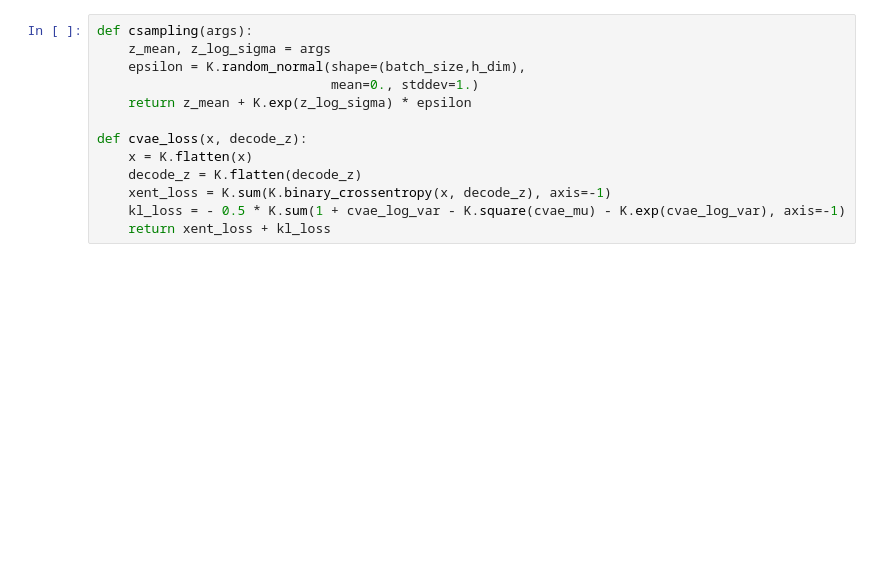
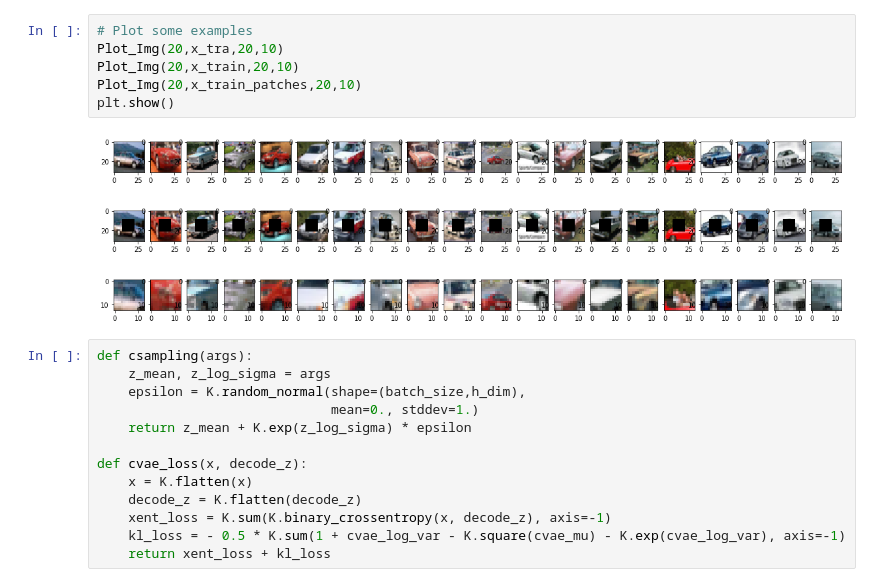
Before and after one commit to nji3/Deep_Learning_Study_Tutorial, a Jupyter notebook: Image Fill/Image_Fill_by_CVAE.ipynb, the cells around one changed output. Drawn from its saved outputs; the diff is of its cells as text; blank space fills up the shorter version.

```diff
--- a/Image Fill/Image_Fill_by_CVAE.ipynb
+++ b/Image Fill/Image_Fill_by_CVAE.ipynb
@@ -82,3 +210,13 @@ print (cond_test.shape)
+# %%
+# Plot some examples
+Plot_Img(20,x_tra,20,10)
+Plot_Img(20,x_train,20,10)
+Plot_Img(20,x_train_patches,20,10)
+plt.show()
+# %% [output]
+[figure, added]
+[figure, added]
+[figure, added]
 # %%
 def csampling(args):
     z_mean, z_log_sigma = args
```
Also changed, not shown: parts of 11 cells of this notebook.
